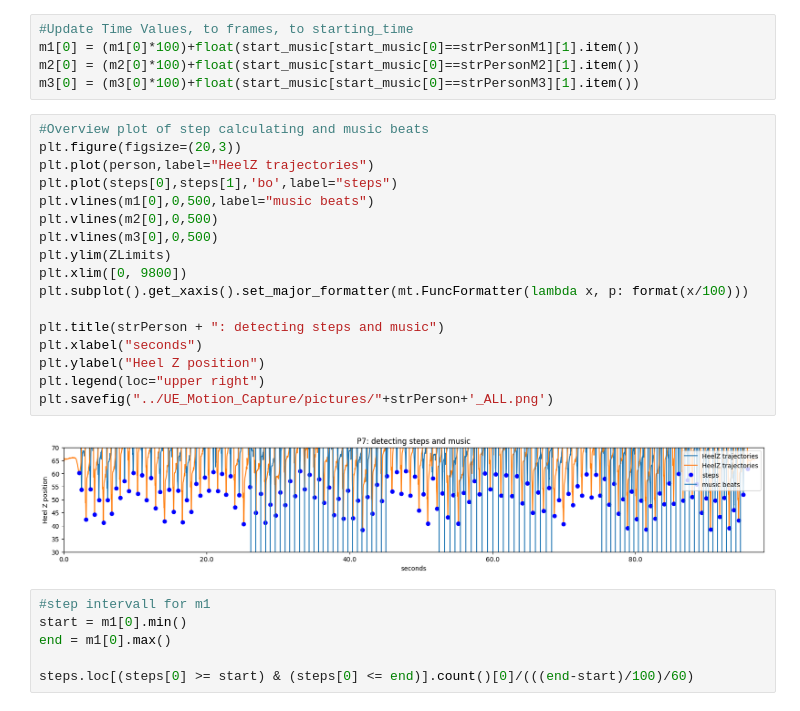
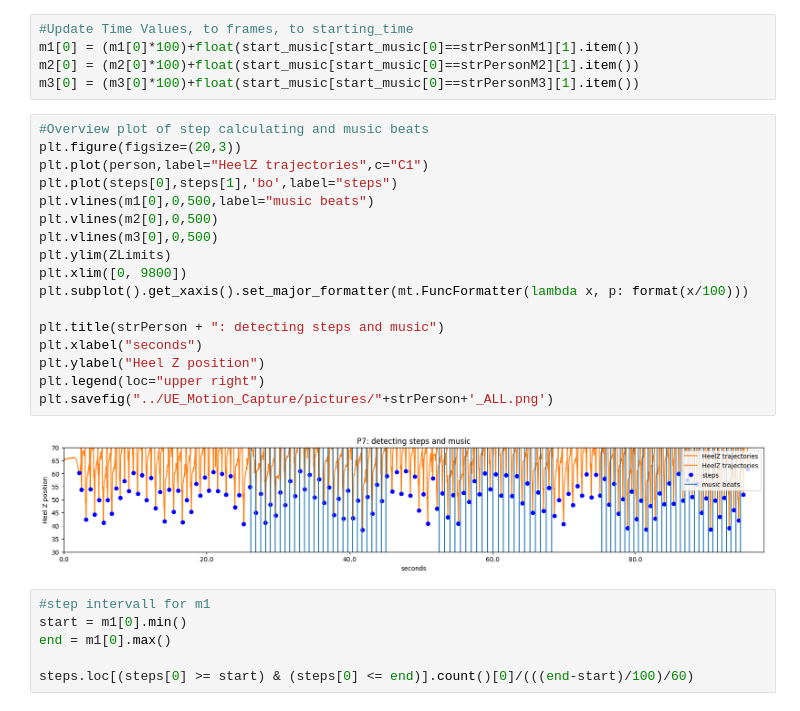
Before and after one commit to andren967/UE_Motion_Capturing, a Jupyter notebook: data_processing_template.ipynb, the cells around one changed output. Drawn from its saved outputs; the diff is of its cells as text.

Commit message:
changed music colour to blue in diagrams

```diff
--- a/data_processing_template.ipynb
+++ b/data_processing_template.ipynb
@@ -189,22 +189,22 @@ m3[0] = (m3[0]*100)+float(start_music[start_music[0]==strPersonM3][1].item())
 # %%
 #Overview plot of step calculating and music beats
 plt.figure(figsize=(20,3))
-plt.plot(person,label="HeelZ trajectories")
+plt.plot(person,label="HeelZ trajectories",c="C1")
 plt.plot(steps[0],steps[1],'bo',label="steps")
 plt.vlines(m1[0],0,500,label="music beats")
 plt.vlines(m2[0],0,500)
 plt.vlines(m3[0],0,500)
 plt.ylim(ZLimits)
 plt.xlim([0, 9800])
 plt.subplot().get_xaxis().set_major_formatter(mt.FuncFormatter(lambda x, p: format(x/100)))
 
 plt.title(strPerson + ": detecting steps and music")
 plt.xlabel("seconds")
 plt.ylabel("Heel Z position")
 plt.legend(loc="upper right")
 plt.savefig("../UE_Motion_Capture/pictures/"+strPerson+'_ALL.png')
 # %% [output]
-[figure, old version]
+[figure, new version]
 # %%
 #step intervall for m1
 start = m1[0].min()
```
Also changed, not shown: parts of 9 cells of this notebook, 54 other files.
